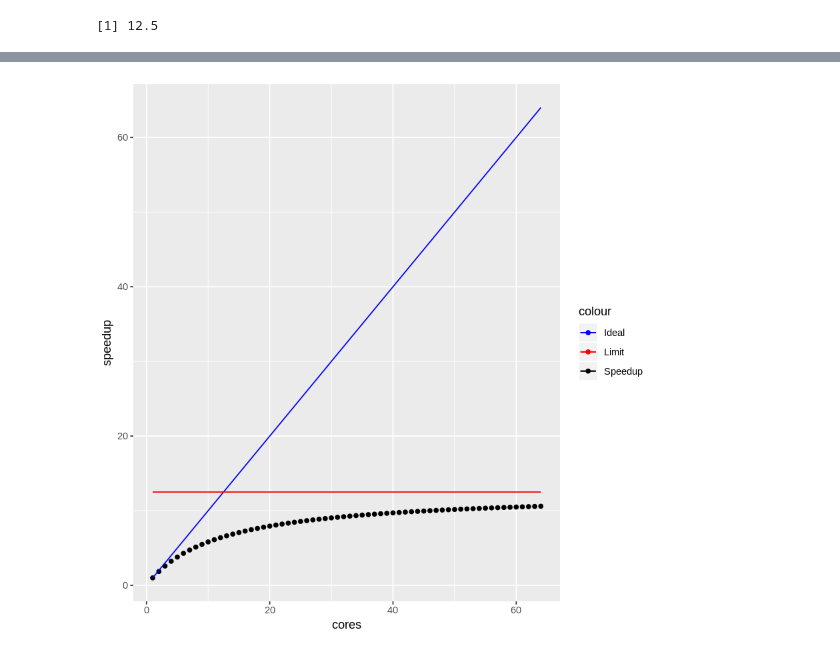
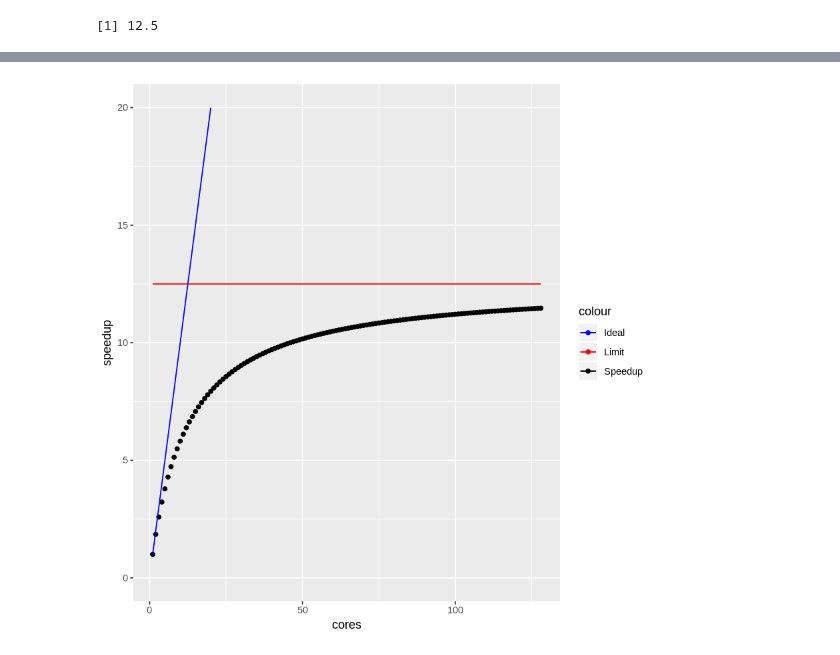
Before and after one commit to randalburns/jhupp-lectures, a Jupyter notebook: code/3_Amdahls.ipynb, the cells around one changed output, grey strips where cells are left out. Cells and saved outputs as stored; diff of their text form; code cells hidden in the pictures.

```diff
--- a/code/3_Amdahls.ipynb
+++ b/code/3_Amdahls.ipynb
@@ -129,7 +129,7 @@ slim
 [1] 12.5
 # %%
 # Let's assume we have a 4 socket x 16 core machine.  So up to 64 cores.
-cores = seq(1:1:12)
+cores = seq(1:1:128)
 
 p = .92
 
@@ -139,6 +139,6 @@ colnames(amdahl) <- c("cores", "limit", "speedup")
 aplot <- ggplot(amdahl, aes(x=cores, y=speedup, color="Speedup")) + geom_point() +
             geom_line(data=amdahl, aes(x=cores,y=cores, color="Ideal")) +
             geom_line(data=amdahl, aes(x=cores,y=limit, color="Limit")) +
-            scale_color_manual(values = c("Speedup" = 'black','Ideal' = 'blue', 'Limit'='red'))
+            scale_color_manual(values = c("Speedup" = 'black','Ideal' = 'blue', 'Limit'='red')) + ylim(0,20)
 print(aplot)
 # %% [output]
@@ -145 +147 @@ print(aplot)
-[figure, old version]
+[figure, new version]
```
Also changed, not shown: parts of 1 cell of this notebook.
